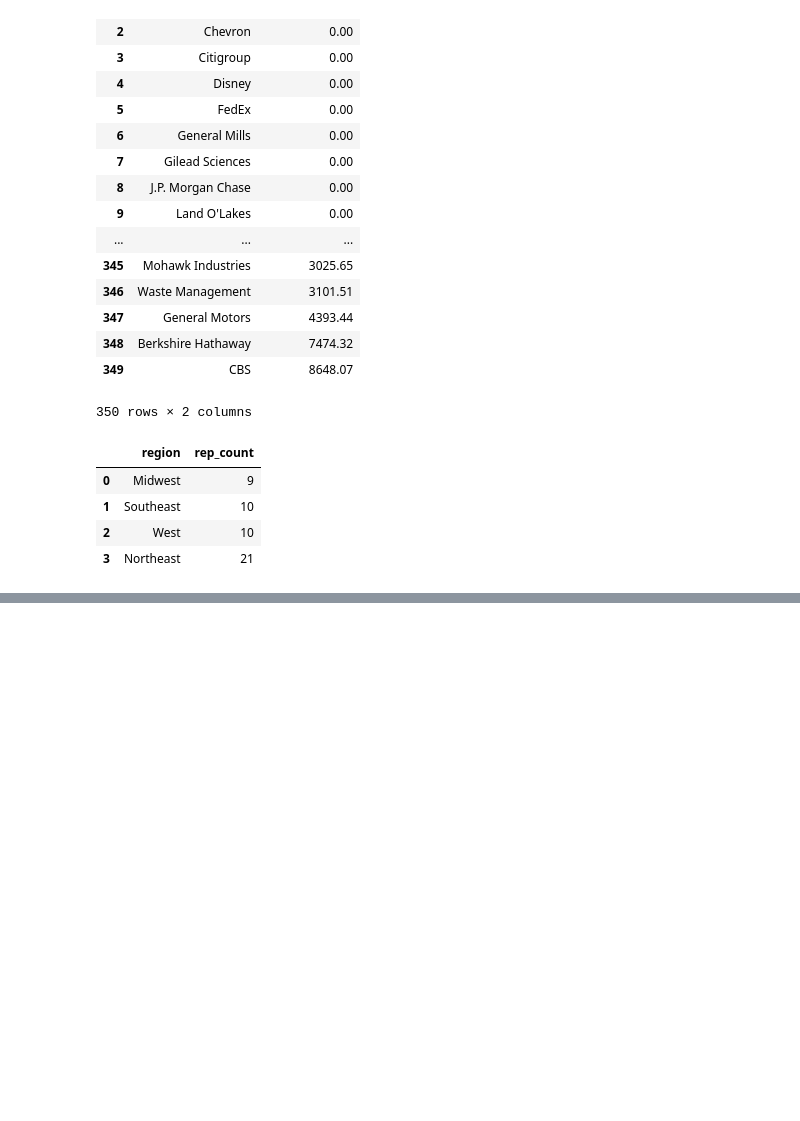
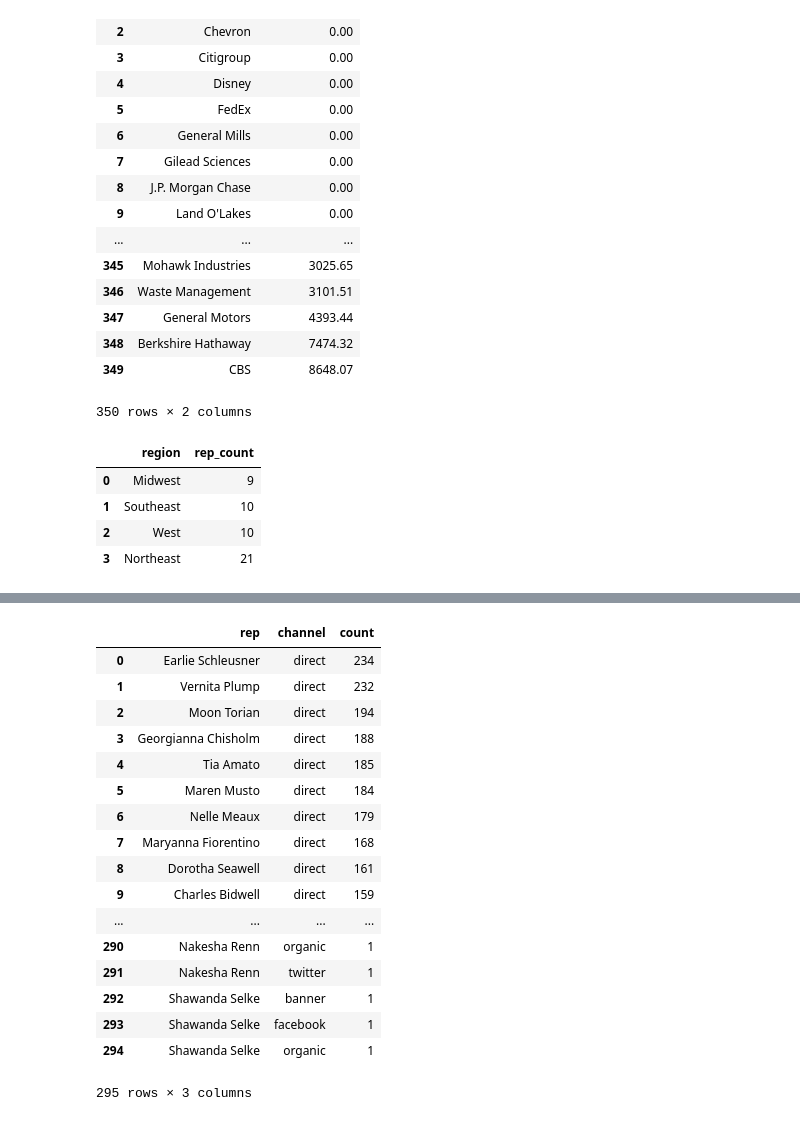
Before and after one commit to rebeccaebarnes/SQL-Practice, a Jupyter notebook: sql_practice.ipynb, the cells around one changed output, grey strips where cells are left out. Saved outputs shown, nothing was run; the diff lists cells and outputs as text; code cells hidden in the pictures; blank space fills up the shorter version.

```diff
--- a/sql_practice.ipynb
+++ b/sql_practice.ipynb
@@ -1652,0 +1719,32 @@ sql_query('SELECT r.name region, \
+# %%
+# 3 Determine the number of times a particular channel was used in the
+#   web_events table for each sales rep. Order by highest occurrences
+sql_query('SELECT sr.name rep, \
+                  w.channel, \
+                  COUNT(w.channel) count \
+           FROM sales_reps sr \
+           JOIN accounts a \
+           ON sr.id = a.sales_rep_id \
+           JOIN web_events w \
+           ON a.id = w.account_id \
+           GROUP BY rep, w.channel \
+           ORDER BY count DESC;')
+# %% [output]
+|  | rep | channel | count |
+| 0 | Earlie Schleusner | direct | 234 |
+| 1 | Vernita Plump | direct | 232 |
+| 2 | Moon Torian | direct | 194 |
+| 3 | Georgianna Chisholm | direct | 188 |
+| 4 | Tia Amato | direct | 185 |
+| 5 | Maren Musto | direct | 184 |
+| 6 | Nelle Meaux | direct | 179 |
+| 7 | Maryanna Fiorentino | direct | 168 |
+| 8 | Dorotha Seawell | direct | 161 |
+| 9 | Charles Bidwell | direct | 159 |
+| ... | ... | ... | ... |
+| 290 | Nakesha Renn | organic | 1 |
+| 291 | Nakesha Renn | twitter | 1 |
+| 292 | Shawanda Selke | banner | 1 |
+| 293 | Shawanda Selke | facebook | 1 |
+| 294 | Shawanda Selke | organic | 1 |
+295 rows × 3 columns
```
Also changed, not shown: parts of 29 cells of this notebook.
